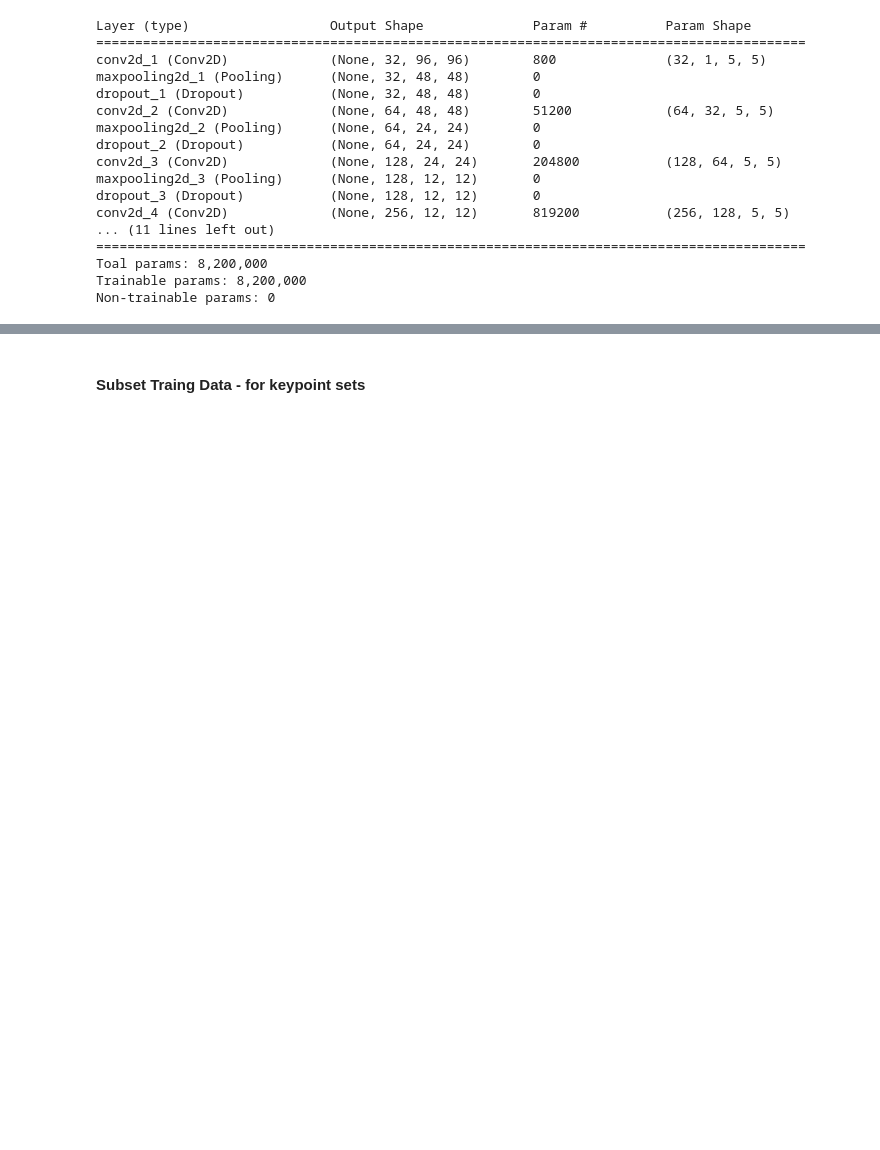
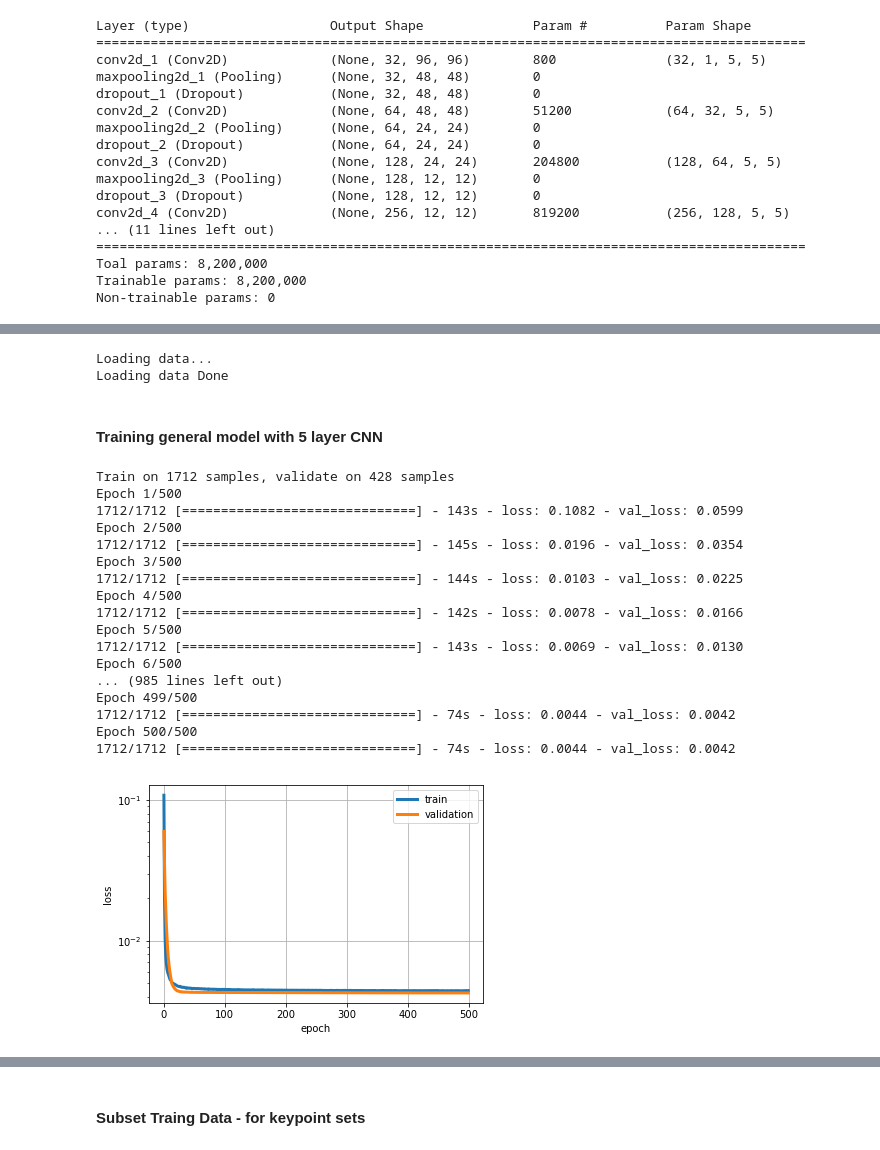
Before and after one commit to jeffrey-hsu/models, a Jupyter notebook: facial_keypoints/Specialist_Deep_CNNs.ipynb, the cells around one changed output, grey strips where cells are left out. Cells and saved outputs as stored; diff of their text form; code cells hidden in the pictures; blank space fills up the shorter version.

```diff
--- a/facial_keypoints/Specialist_Deep_CNNs.ipynb
+++ b/facial_keypoints/Specialist_Deep_CNNs.ipynb
@@ -88,12 +106,0 @@ float64
-# %%
-TRAIN = "../../../data/facial_keypoints/training.csv"
-TEST = "../../../data/facial_keypoints/test.csv"
-
-rawdata = helper.load_data(TRAIN)
-X, Y = helper.loadXY(rawdata)
-num_dev = int(len(X)/7)
-train_data, train_labels = X[num_dev:], Y[num_dev:]
-dev_data, dev_labels = X[:num_dev], Y[:num_dev]
-
-print("Number of training examples:", len(train_data))
-print("Number of dev examples:", len(dev_data))
@@ -126,0 +107,12 @@ dict_keys(['eye_ct', 'eye_cr', 'eyebrow', 'nose', 'mouth_cr', 'mouth_ct_top', 'm
+# %%
+## Function to plot model performance
+def plot_model_performance(data):
+    plt.plot(data.history['loss'], linewidth=3, label='train')
+    plt.plot(data.history['val_loss'], linewidth=3, label='validation')
+    plt.grid()
+    plt.legend()
+    plt.xlabel('epoch')
+    plt.ylabel('loss')
+    #plt.ylim(1e-4, 1e-2)
+    plt.yscale('log')
+    plt.show()
@@ -126,0 +259,29 @@ dict_keys(['eye_ct', 'eye_cr', 'eyebrow', 'nose', 'mouth_cr', 'mouth_ct_top', 'm
+# %%
+X, Y = helper.load2d()
+train_data, dev_data, train_labels, dev_labels = helper.get_split_data(X,Y)
+# %% [output]
+Loading data...
+Loading data Done
+# %% [markdown]
+#### Training general model with 5 layer CNN
+# %%
+pretrain_model = pretrain_model(500, train_data, train_labels, dev_data, dev_labels)
+# %% [output]
+Train on 1712 samples, validate on 428 samples
+Epoch 1/500
+1712/1712 [==============================] - 143s - loss: 0.1082 - val_loss: 0.0599
+Epoch 2/500
+1712/1712 [==============================] - 145s - loss: 0.0196 - val_loss: 0.0354
+Epoch 3/500
+1712/1712 [==============================] - 144s - loss: 0.0103 - val_loss: 0.0225
+Epoch 4/500
+1712/1712 [==============================] - 142s - loss: 0.0078 - val_loss: 0.0166
+Epoch 5/500
+1712/1712 [==============================] - 143s - loss: 0.0069 - val_loss: 0.0130
+Epoch 6/500
+... (985 lines left out)
+Epoch 499/500
+1712/1712 [==============================] - 74s - loss: 0.0044 - val_loss: 0.0042
+Epoch 500/500
+1712/1712 [==============================] - 74s - loss: 0.0044 - val_loss: 0.0042
+[figure, added]
```
Also changed, not shown: parts of 38 cells of this notebook, 13 other files.
